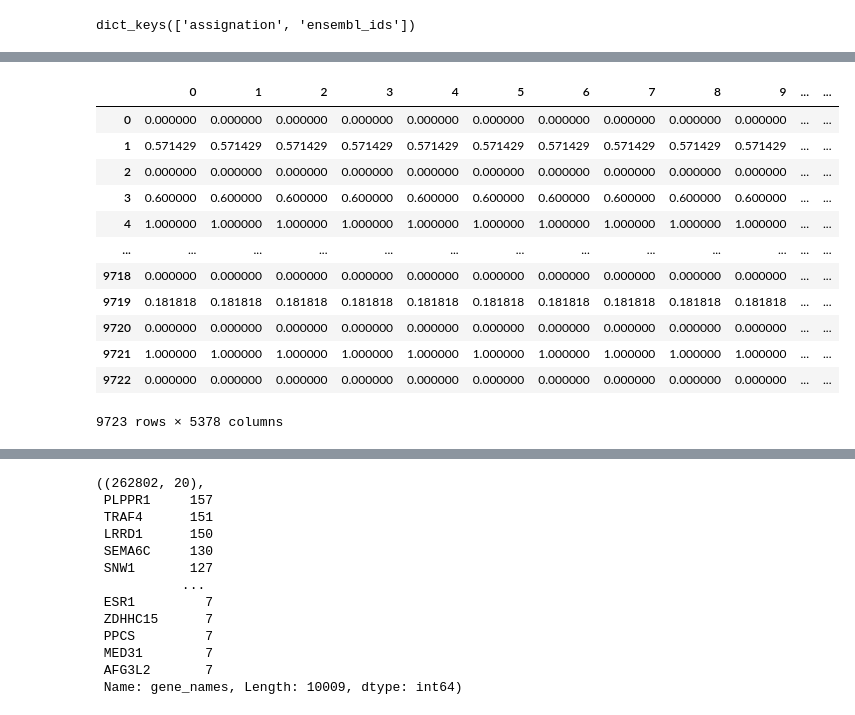
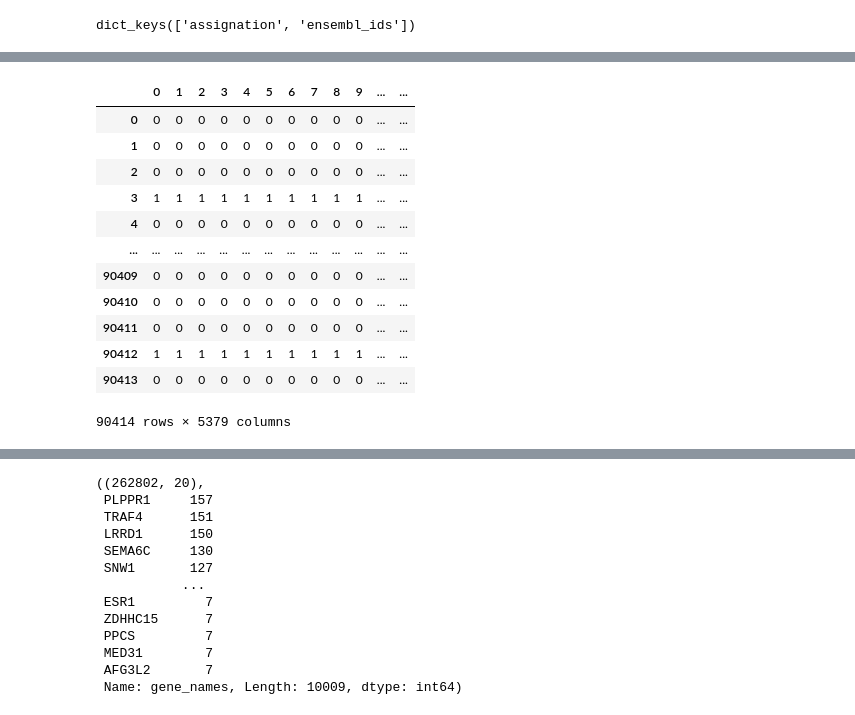
Before and after one commit to trangle1302/2D_shapespace, a Jupyter notebook: notebooks/Clusters.ipynb, the cells around one changed output, grey strips where cells are left out. Drawn from its saved outputs; the diff is of its cells as text; code cells hidden in the pictures.

```diff
--- a/notebooks/Clusters.ipynb
+++ b/notebooks/Clusters.ipynb
@@ -38,0 +87,3 @@ mappings = mappings[mappings.atlas_name=="U-2 OS"]
+# %%
+f = open(f"{d}/U-2_OS/PCA_ratio8/cells_assigned_to_pc_bins.json","r")
+cells_assigned = json.load(f)
@@ -106,8 +182,10 @@ cluster_assignation.keys()
 # %% [output]
 dict_keys(['assignation', 'ensembl_ids'])
 # %%
-df0 = pd.read_csv(f"{d}/covar/{PC}_0_intensities.csv")
-df1 = pd.read_csv(f"{d}/covar/{PC}_1_intensities.csv")
+d = "/mnt/c/Users/trang.le/Desktop/shapemode"
+PC = "PC1"
+df0 = pd.read_csv(f"{d}/covar_sc/{PC}_0_intensities.csv")
+df1 = pd.read_csv(f"{d}/covar_sc/{PC}_1_intensities.csv")
 # %%
 df0.shape, df1.shape
 # %% [output]
@@ -127,22 +193,22 @@ Index(['Unnamed: 0', 'ENSG00000000003', 'ENSG00000000457', 'ENSG00000000938',
 # %%
-df0 = df0.drop(['Unnamed: 0'], axis=1).transpose()
+df0 = df0.drop(['Unnamed: 0'], axis=1)#.transpose()
 # %%
-df0["ensembl_ids"] = df0.index
-df0 =  df0.merge(mappings[["ensembl_ids","gene_names"]].drop_duplicates(), on="ensembl_ids")
+#df0["ensembl_ids"] = df0.index
+#df0 =  df0.merge(mappings[["ensembl_ids","gene_names"]].drop_duplicates(), on="ensembl_ids")
 # %%
-mappings
+df0
 # %% [output]
 |  | 0 | 1 | 2 | 3 | 4 | 5 | 6 | 7 | 8 | 9 | ... | ... |
-| 0 | 0.000000 | 0.000000 | 0.000000 | 0.000000 | 0.000000 | 0.000000 | 0.000000 | 0.000000 | 0.000000 | 0.000000 | ... | ... |
-| 1 | 0.571429 | 0.571429 | 0.571429 | 0.571429 | 0.571429 | 0.571429 | 0.571429 | 0.571429 | 0.571429 | 0.571429 | ... | ... |
-| 2 | 0.000000 | 0.000000 | 0.000000 | 0.000000 | 0.000000 | 0.000000 | 0.000000 | 0.000000 | 0.000000 | 0.000000 | ... | ... |
-| 3 | 0.600000 | 0.600000 | 0.600000 | 0.600000 | 0.600000 | 0.600000 | 0.600000 | 0.600000 | 0.600000 | 0.600000 | ... | ... |
-| 4 | 1.000000 | 1.000000 | 1.000000 | 1.000000 | 1.000000 | 1.000000 | 1.000000 | 1.000000 | 1.000000 | 1.000000 | ... | ... |
+| 0 | 0 | 0 | 0 | 0 | 0 | 0 | 0 | 0 | 0 | 0 | ... | ... |
+| 1 | 0 | 0 | 0 | 0 | 0 | 0 | 0 | 0 | 0 | 0 | ... | ... |
+| 2 | 0 | 0 | 0 | 0 | 0 | 0 | 0 | 0 | 0 | 0 | ... | ... |
+| 3 | 1 | 1 | 1 | 1 | 1 | 1 | 1 | 1 | 1 | 1 | ... | ... |
+| 4 | 0 | 0 | 0 | 0 | 0 | 0 | 0 | 0 | 0 | 0 | ... | ... |
 | ... | ... | ... | ... | ... | ... | ... | ... | ... | ... | ... | ... | ... |
-| 9718 | 0.000000 | 0.000000 | 0.000000 | 0.000000 | 0.000000 | 0.000000 | 0.000000 | 0.000000 | 0.000000 | 0.000000 | ... | ... |
-| 9719 | 0.181818 | 0.181818 | 0.181818 | 0.181818 | 0.181818 | 0.181818 | 0.181818 | 0.181818 | 0.181818 | 0.181818 | ... | ... |
-| 9720 | 0.000000 | 0.000000 | 0.000000 | 0.000000 | 0.000000 | 0.000000 | 0.000000 | 0.000000 | 0.000000 | 0.000000 | ... | ... |
-| 9721 | 1.000000 | 1.000000 | 1.000000 | 1.000000 | 1.000000 | 1.000000 | 1.000000 | 1.000000 | 1.000000 | 1.000000 | ... | ... |
-| 9722 | 0.000000 | 0.000000 | 0.000000 | 0.000000 | 0.000000 | 0.000000 | 0.000000 | 0.000000 | 0.000000 | 0.000000 | ... | ... |
+| 90409 | 0 | 0 | 0 | 0 | 0 | 0 | 0 | 0 | 0 | 0 | ... | ... |
+| 90410 | 0 | 0 | 0 | 0 | 0 | 0 | 0 | 0 | 0 | 0 | ... | ... |
+| 90411 | 0 | 0 | 0 | 0 | 0 | 0 | 0 | 0 | 0 | 0 | ... | ... |
+| 90412 | 1 | 1 | 1 | 1 | 1 | 1 | 1 | 1 | 1 | 1 | ... | ... |
+| 90413 | 0 | 0 | 0 | 0 | 0 | 0 | 0 | 0 | 0 | 0 | ... | ... |
-9723 rows × 5378 columns
+90414 rows × 5379 columns
 # %%
```
Also changed, not shown: parts of 19 cells of this notebook, 5 other files.
